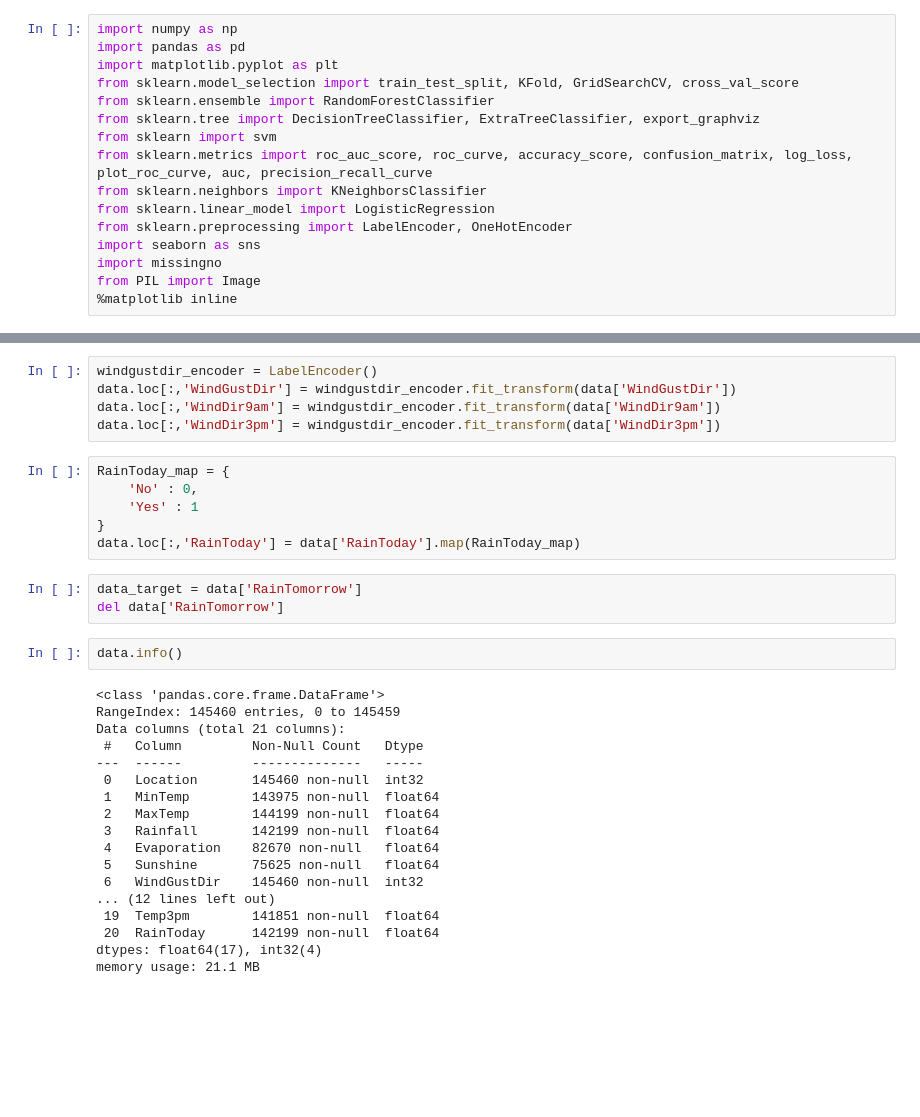
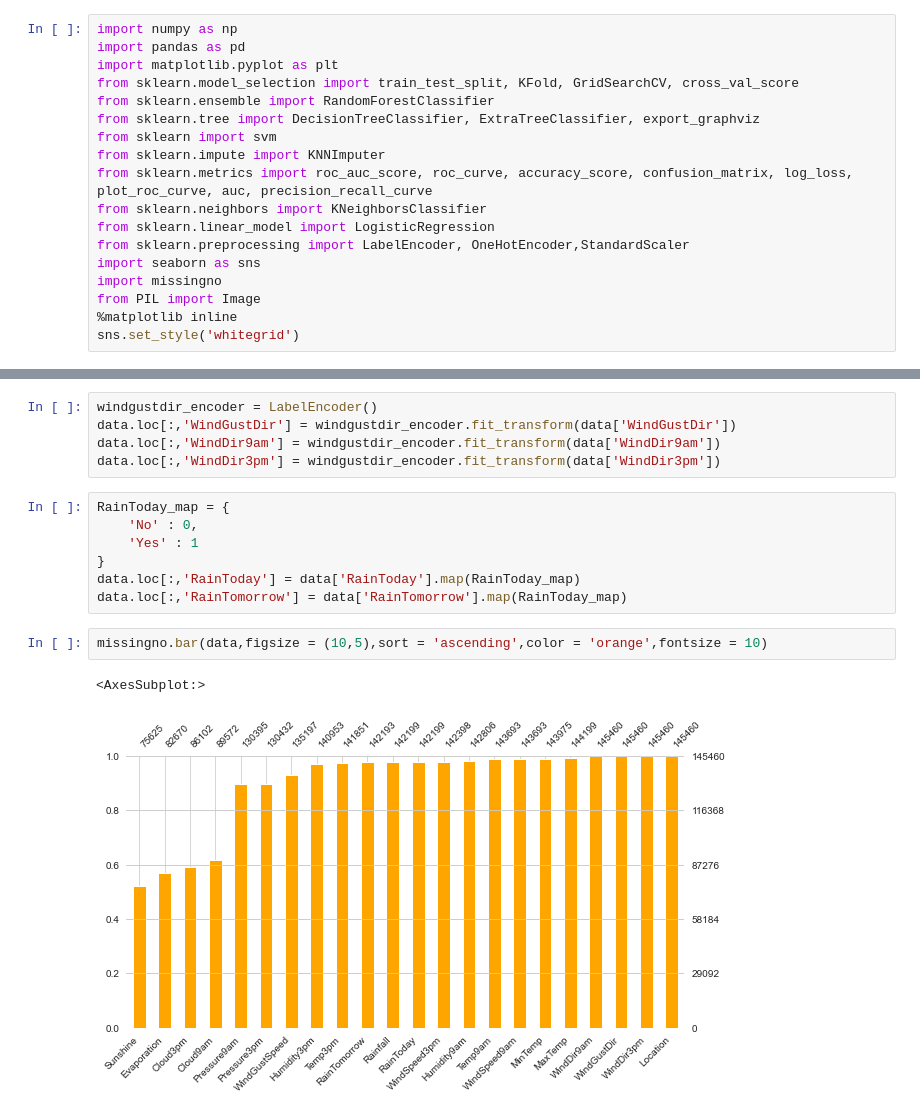
Before and after one commit to goyalanant/Rainfall_detection, a Jupyter notebook: analysis_notebook.ipynb, the cells around one changed output, grey strips where cells are left out. Drawn from its saved outputs; the diff is of its cells as text; blank space fills up the shorter version.

```diff
--- a/analysis_notebook.ipynb
+++ b/analysis_notebook.ipynb
@@ -6,14 +6,16 @@ from sklearn.model_selection import train_test_split, KFold, GridSearchCV, cross
 from sklearn.ensemble import RandomForestClassifier
 from sklearn.tree import DecisionTreeClassifier, ExtraTreeClassifier, export_graphviz
 from sklearn import svm
+from sklearn.impute import KNNImputer
 from sklearn.metrics import roc_auc_score, roc_curve, accuracy_score, confusion_matrix, log_loss, plot_roc_curve, auc, precision_recall_curve
 from sklearn.neighbors import KNeighborsClassifier
 from sklearn.linear_model import LogisticRegression
-from sklearn.preprocessing import LabelEncoder, OneHotEncoder
+from sklearn.preprocessing import LabelEncoder, OneHotEncoder,StandardScaler
 import seaborn as sns
 import missingno
 from PIL import Image
 %matplotlib inline
+sns.set_style('whitegrid')
 # %%
 #readind csv file into pandas dataframe
 data = pd.read_csv("weatherAUS.csv")
@@ -78,26 +80,9 @@ RainToday_map = {
     'Yes' : 1
 }
 data.loc[:,'RainToday'] = data['RainToday'].map(RainToday_map)
+data.loc[:,'RainTomorrow'] = data['RainTomorrow'].map(RainToday_map)
-# %%
-data_target = data['RainTomorrow']
-del data['RainTomorrow']
-# %%
-data.info()
-# %% [output]
-<class 'pandas.core.frame.DataFrame'>
-RangeIndex: 145460 entries, 0 to 145459
-Data columns (total 21 columns):
- #   Column         Non-Null Count   Dtype
----  ------         --------------   -----
- 0   Location       145460 non-null  int32
- 1   MinTemp        143975 non-null  float64
- 2   MaxTemp        144199 non-null  float64
- 3   Rainfall       142199 non-null  float64
- 4   Evaporation    82670 non-null   float64
- 5   Sunshine       75625 non-null   float64
- 6   WindGustDir    145460 non-null  int32
-... (12 lines left out)
- 19  Temp3pm        141851 non-null  float64
- 20  RainToday      142199 non-null  float64
-dtypes: float64(17), int32(4)
-memory usage: 21.1 MB
+# %%
+missingno.bar(data,figsize = (10,5),sort = 'ascending',color = 'orange',fontsize = 10)
+# %% [output]
+<AxesSubplot:>
+[figure, added]
```
Also changed, not shown: parts of 40 cells of this notebook.
